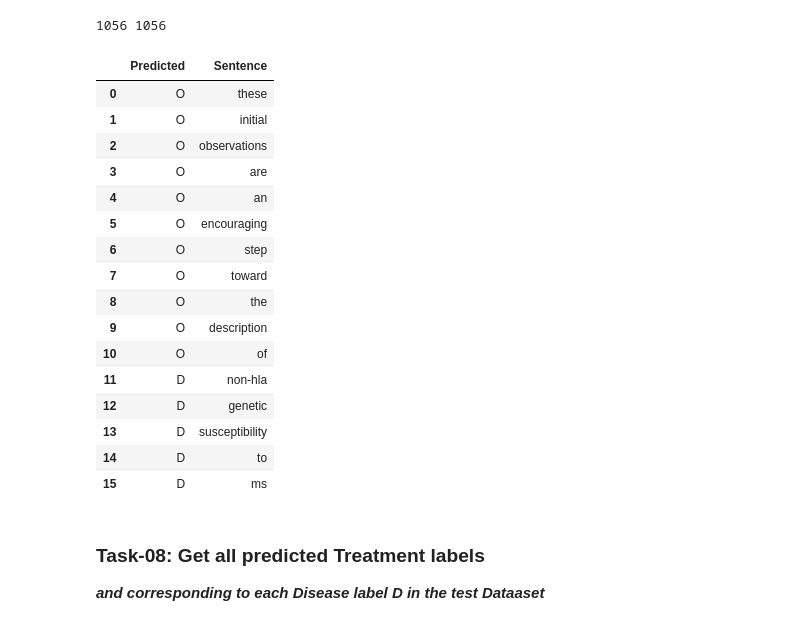
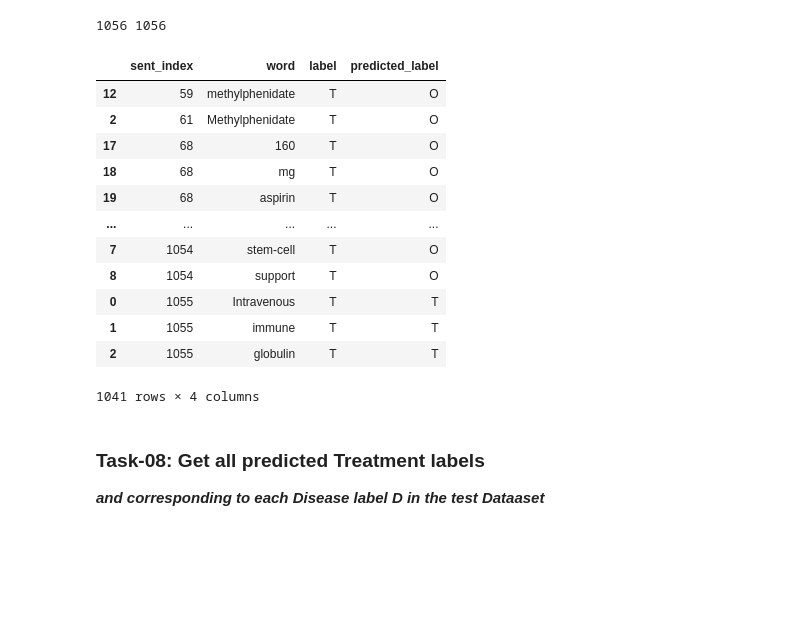
Before and after one commit to Vasista-Eranki/SyntacticProcessingAssignment, a Jupyter notebook: ESatyaKrishnaVasista_NLP_Assignment.ipynb, the cells around one changed output. Drawn from its saved outputs; the diff is of its cells as text; code cells hidden in the pictures; blank space fills up the shorter version.

```diff
--- a/ESatyaKrishnaVasista_NLP_Assignment.ipynb
+++ b/ESatyaKrishnaVasista_NLP_Assignment.ipynb
@@ -221,8 +226,12 @@ def features_for_word(sentence, position, pos_tags):
 def features_for_sentence(sentence):
     spacy_sentence = model(sentence)
 
+    pos_tags = []
+    #pos_tags = [word.pos_ for word in spacy_sentence]
+    for token in spacy_sentence:
+        pos_tags.append(token.pos_)
+
     words = sentence.split()
-    pos_tags = [word.pos_ for word in spacy_sentence]
 
-    return [features_for_word(sentence, i, pos_tags) for i in range(0, len(words))]
+    return [features_for_word(words, i, pos_tags) for i in range(0, len(words))]
 # %%
@@ -263,11 +281,12 @@ print(Y_train[0])
 import sklearn_crfsuite
 from sklearn_crfsuite import metrics
 # %%
-crf = sklearn_crfsuite.CRF(max_iterations=100, keep_tempfiles=False)
+crf = sklearn_crfsuite.CRF(max_iterations=100)
 
 try:
     crf.fit(X_train, Y_train)
-except AttributeError:
+except AttributeError as e:
+    print('EXCEPTION:', e)
     pass
 # %% [markdown]
 **Print Transition Details**
@@ -313,7 +332,5 @@ Y_test = [labels_for_sentence(labels) for labels in test_labels]
 y_pred = crf.predict(X_test)
 # %%
 pred_label=[]
-for index, i in enumerate(y_pred):
+for i in y_pred:
     pred_label.extend(i)
-    if 'T' in i:
-        print(index)
@@ -327,26 +364,28 @@ metrics.flat_f1_score(Y_test, y_pred, average='weighted')
 print(len(y_pred), len(test_sentences))
 # %% [output]
 1056 1056
-# %%
-pd.DataFrame({'Predicted': y_pred[45], 'Sentence': test_sentences[45].split()})
-# %% [output]
-|  | Predicted | Sentence |
-| 0 | O | these |
-| 1 | O | initial |
-| 2 | O | observations |
-| 3 | O | are |
-| 4 | O | an |
-| 5 | O | encouraging |
-| 6 | O | step |
-| 7 | O | toward |
-| 8 | O | the |
-| 9 | O | description |
-| 10 | O | of |
-| 11 | D | non-hla |
-| 12 | D | genetic |
-| 13 | D | susceptibility |
-| 14 | D | to |
-| 15 | D | ms |
+# %%
+overall_response = pd.DataFrame(columns=['sent_index', 'word', 'label', 'predicted_label'])
+for index in range(len(test_sentences)):
+    k = pd.DataFrame({'sent_index': index, 'word': test_sentences[index].split(), 'label' :Y_test[index] , 'predicted_label' : y_pred[index]})
+    overall_response = pd.concat([overall_response, k])
+    #print(len(test_sentences[index].split()), len(y_pred[index]))
+# %%
+overall_response[overall_response.label =='T']
+# %% [output]
+|  | sent_index | word | label | predicted_label |
+| 12 | 59 | methylphenidate | T | O |
+| 2 | 61 | Methylphenidate | T | O |
+| 17 | 68 | 160 | T | O |
+| 18 | 68 | mg | T | O |
+| 19 | 68 | aspirin | T | O |
+| ... | ... | ... | ... | ... |
+| 7 | 1054 | stem-cell | T | O |
+| 8 | 1054 | support | T | O |
+| 0 | 1055 | Intravenous | T | T |
+| 1 | 1055 | immune | T | T |
+| 2 | 1055 | globulin | T | T |
+1041 rows × 4 columns
 # %% [markdown]
 ### Task-08: Get all predicted Treatment labels
 ***and corresponding to each Disease label D in the test Dataaset***
```
Also changed, not shown: parts of 29 cells of this notebook.
